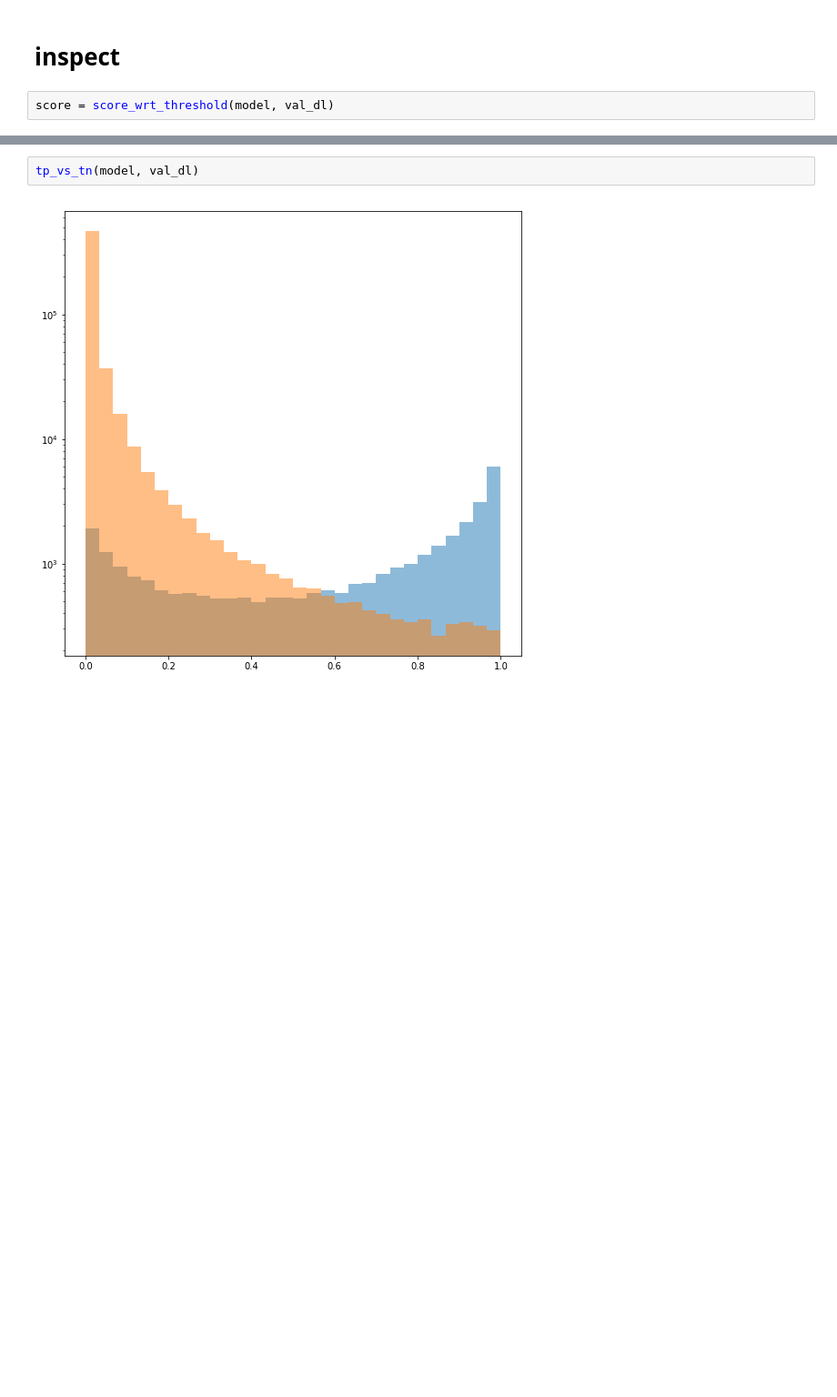
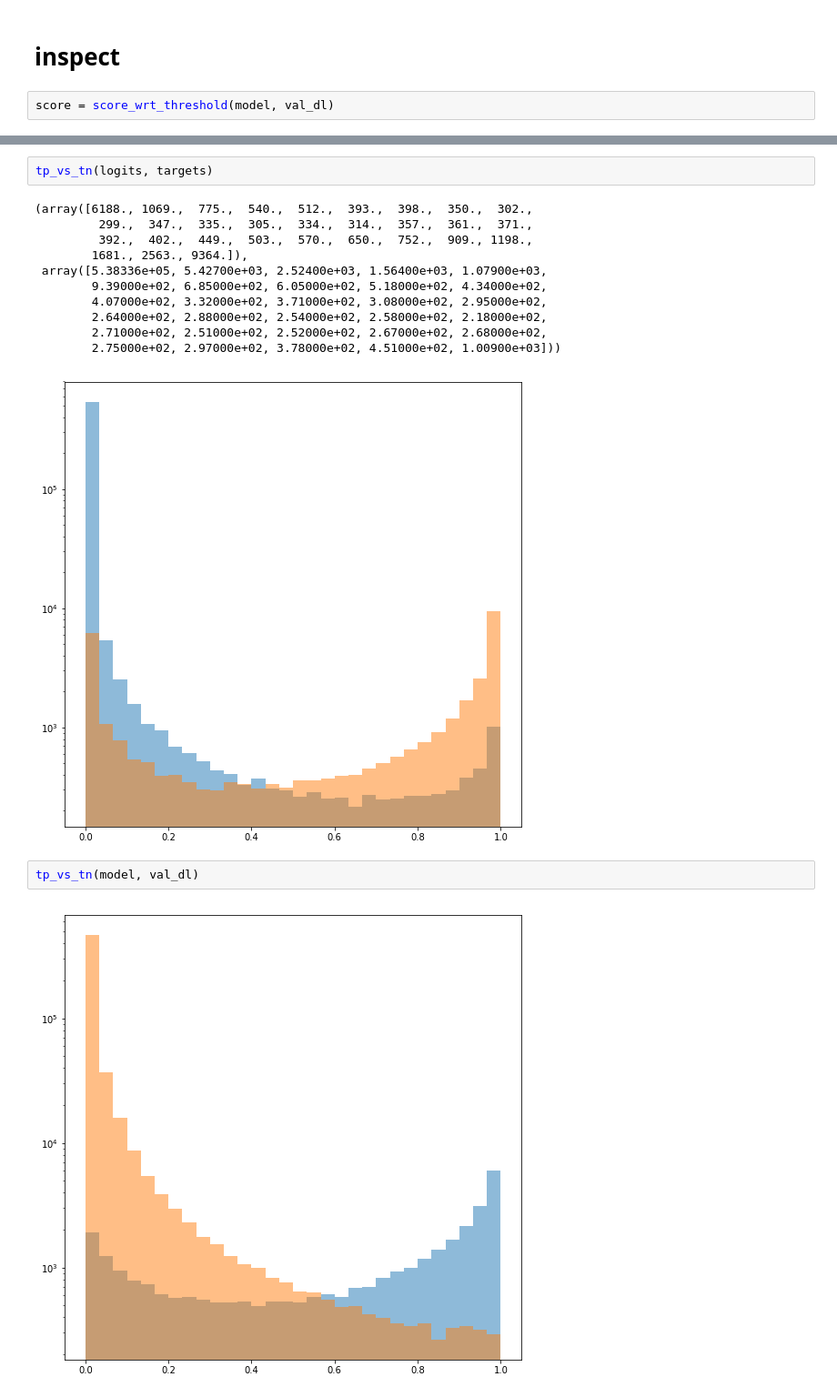
Before and after one commit to aboluo11/protein, a Jupyter notebook: main.ipynb, the cells around one changed output, grey strips where cells are left out. Shown at 91% size. Saved outputs shown, nothing was run; the diff lists cells and outputs as text; blank space fills up the shorter version.

```diff
--- a/main.ipynb
+++ b/main.ipynb
@@ -232,3 +221,17 @@ tp_vs_tn(model, val_dl)
+# %%
+tp_vs_tn(logits, targets)
+# %% [output]
+(array([6188., 1069.,  775.,  540.,  512.,  393.,  398.,  350.,  302.,
+         299.,  347.,  335.,  305.,  334.,  314.,  357.,  361.,  371.,
+         392.,  402.,  449.,  503.,  570.,  650.,  752.,  909., 1198.,
+        1681., 2563., 9364.]),
+ array([5.38336e+05, 5.42700e+03, 2.52400e+03, 1.56400e+03, 1.07900e+03,
+        9.39000e+02, 6.85000e+02, 6.05000e+02, 5.18000e+02, 4.34000e+02,
+        4.07000e+02, 3.32000e+02, 3.71000e+02, 3.08000e+02, 2.95000e+02,
+        2.64000e+02, 2.88000e+02, 2.54000e+02, 2.58000e+02, 2.18000e+02,
+        2.71000e+02, 2.51000e+02, 2.52000e+02, 2.67000e+02, 2.68000e+02,
+        2.75000e+02, 2.97000e+02, 3.78000e+02, 4.51000e+02, 1.00900e+03]))
+[figure, added]
 # %%
 tp_vs_tn(model, val_dl)
 # %% [output]
```
Also changed, not shown: parts of 15 cells of this notebook, 2 other files.
